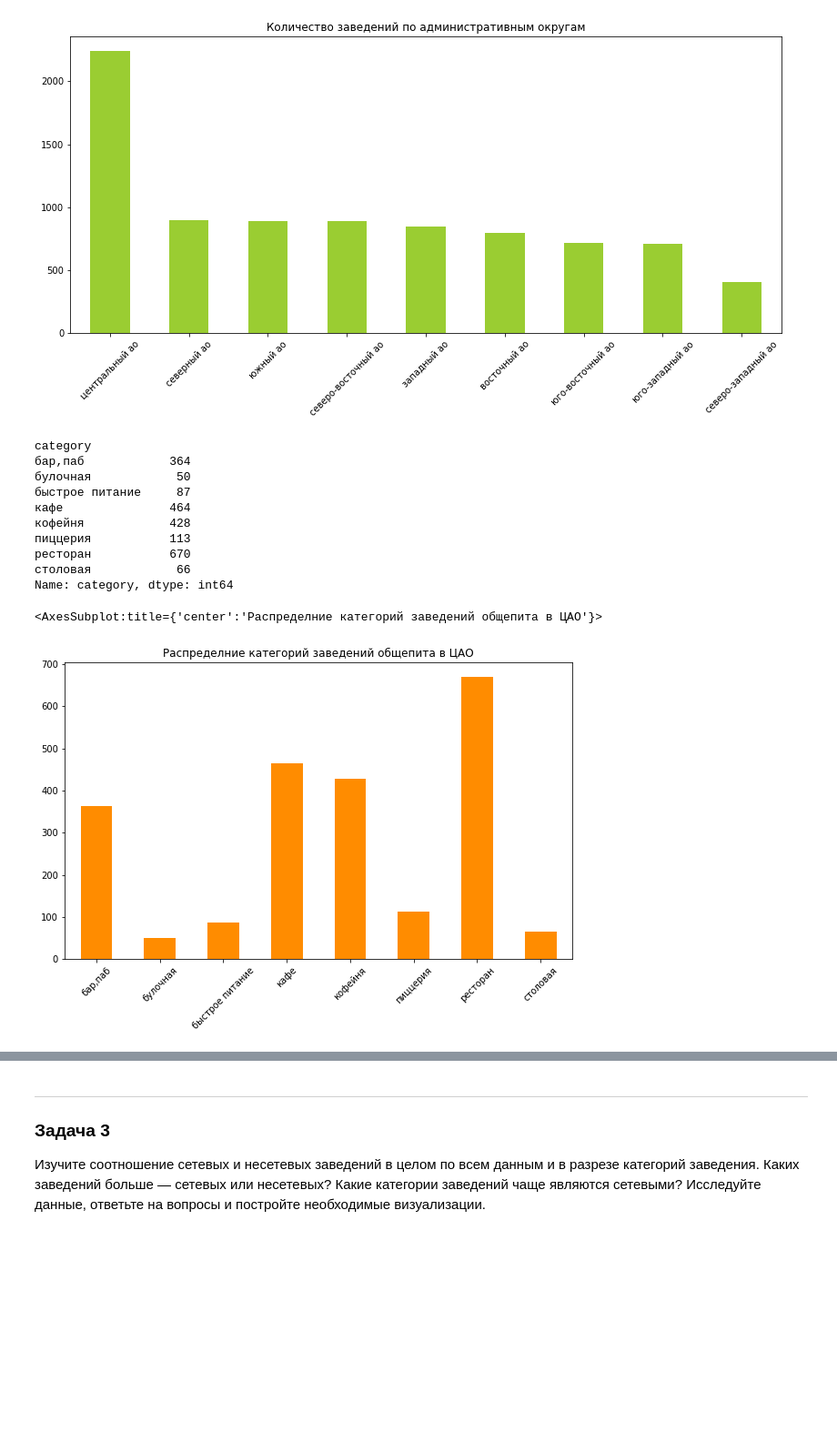
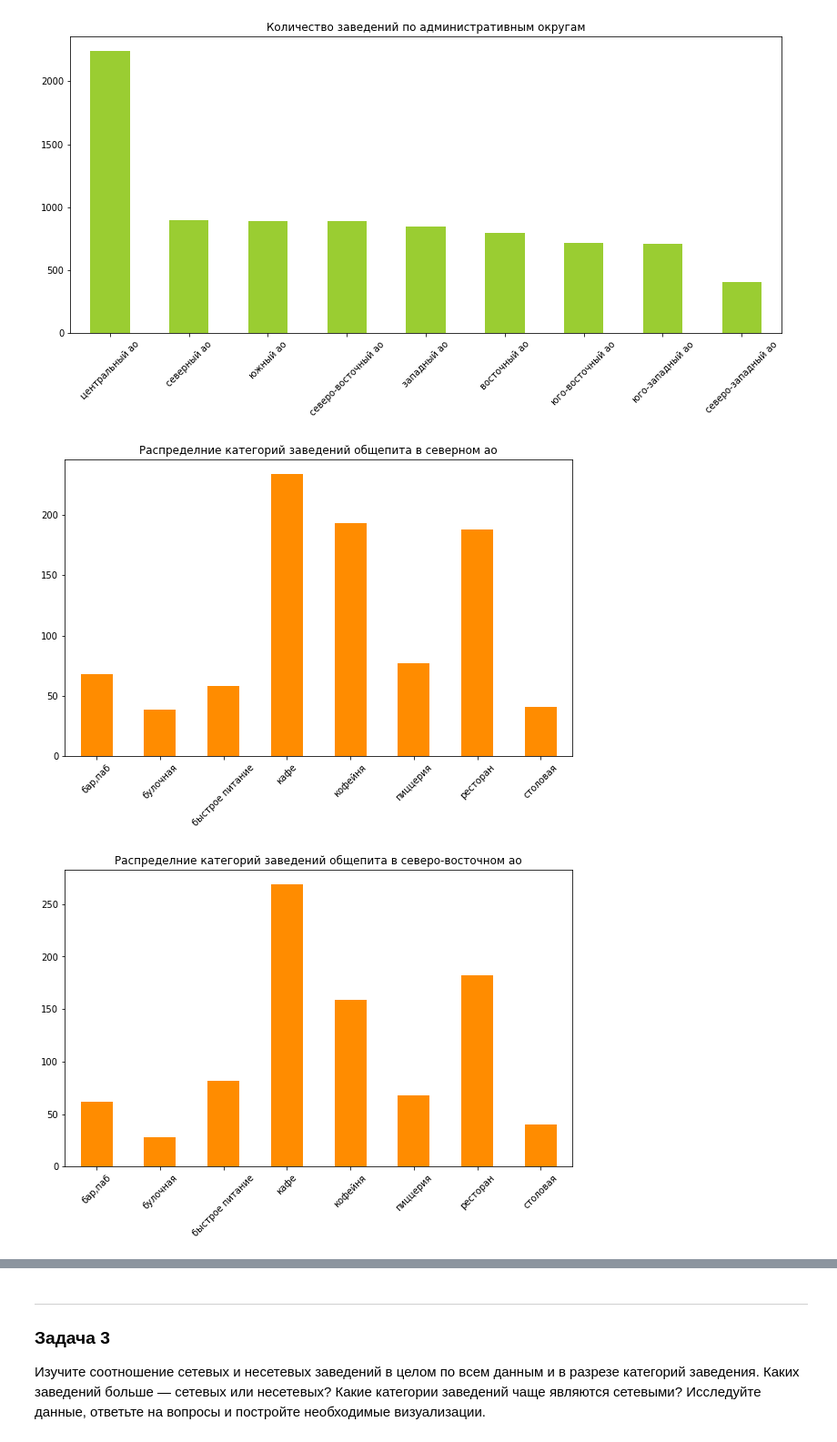
Before and after one commit to blbl-blbl/yandex_practicum_Data_Science_Course, a Jupyter notebook: Module_2_Python_Preprocessing/2. food sector analysis/food_sector_analysis.ipynb, the cells around one changed output, grey strips where cells are left out. Shown at 91% size. Saved outputs shown, nothing was run; the diff lists cells and outputs as text; code cells hidden in the pictures; blank space fills up the shorter version.

```diff
--- a/Module_2_Python_Preprocessing/2. food sector analysis/food_sector_analysis.ipynb
+++ b/Module_2_Python_Preprocessing/2. food sector analysis/food_sector_analysis.ipynb
@@ -320,29 +320,22 @@ df['district'].value_counts().plot(
 # %% [output]
 <AxesSubplot:title={'center':'Количество заведений по административным округам'}>
 [figure]
-# %%
-cao_df = df[df['district']=='центральный ао'].groupby('category')['category'].count()
-cao_df
-# %% [output]
-category
-бар,паб            364
-булочная            50
-быстрое питание     87
-кафе               464
-кофейня            428
-пиццерия           113
-ресторан           670
-столовая            66
-Name: category, dtype: int64
 # %%
-cao_df.plot(
-    kind='bar',
-    figsize=(10, 6),
-    rot=45,
-    xlabel='',
-    title='Распределние категорий заведений общепита в ЦАО',
-    color='darkorange'
-)
+# Визуализация распределелий
+for district in df['district'].unique():
+
+    cao_df = df[df['district']==district].groupby('category')['category'].count()
+
+    cao_df.plot(
+        kind='bar',
+        figsize=(10, 6),
+        rot=45,
+        xlabel='',
+        title=f'Распределние категорий заведений общепита в {district.replace("ый", "ом")}',
+        color='darkorange'
+    )
+
+    plt.show()
 # %% [output]
-<AxesSubplot:title={'center':'Распределние категорий заведений общепита в ЦАО'}>
-[figure, old version]
+[figure, new version]
+[figure, added]
```
Also changed, not shown: parts of 16 cells of this notebook.
